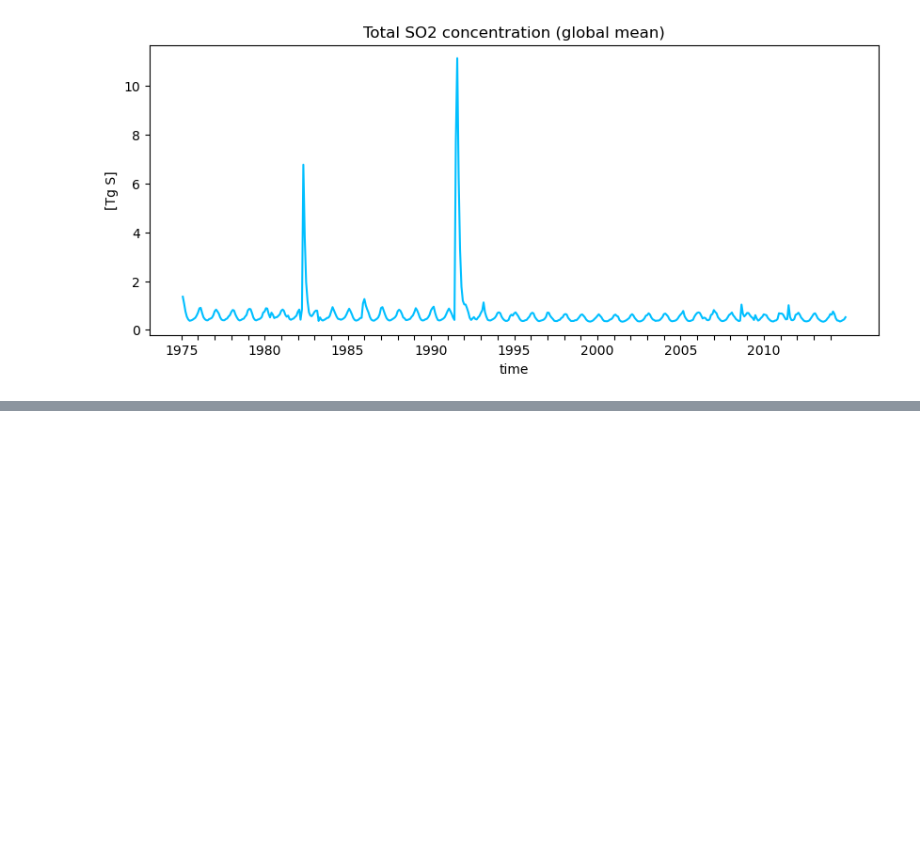
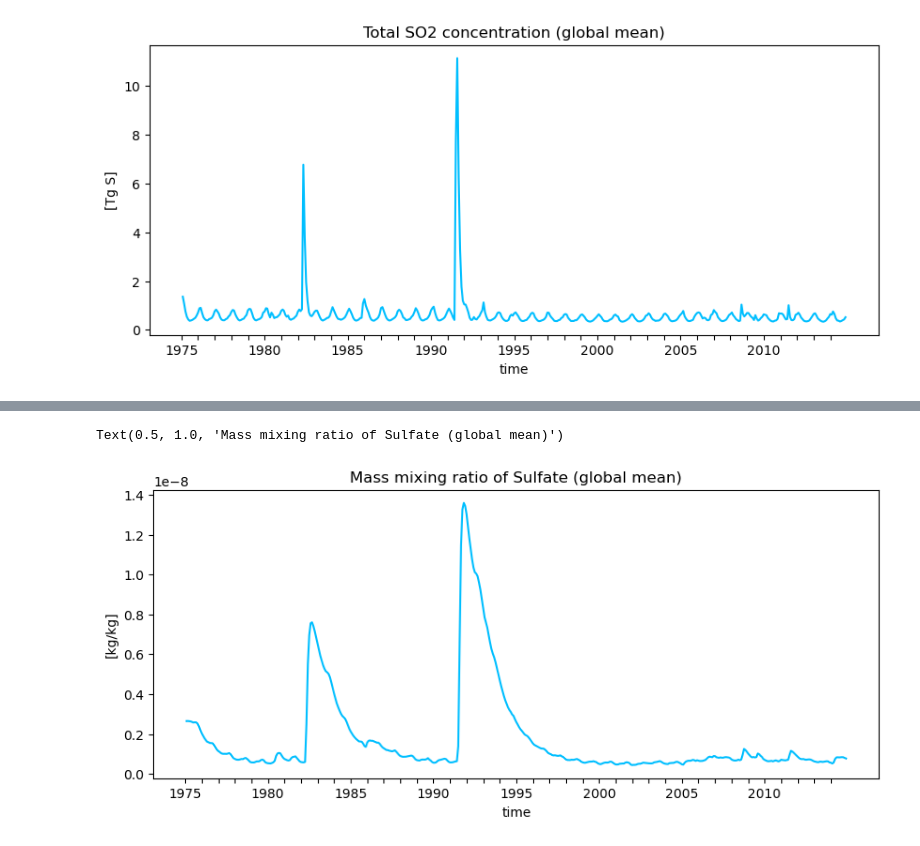
Before and after one commit to EliHHogemo/master_thesis, a Jupyter notebook: sulfur_pinatubo.ipynb, the cells around one changed output, grey strips where cells are left out. Saved outputs shown, nothing was run; the diff lists cells and outputs as text; code cells hidden in the pictures; blank space fills up the shorter version.

```diff
--- a/sulfur_pinatubo.ipynb
+++ b/sulfur_pinatubo.ipynb
@@ -108,0 +88,19 @@ Text(0.5, 1.0, 'Total H2SO4 concentration (global mean)')
+# %%
+lat = ds["lat"]
+weighted_lat = np.cos(np.deg2rad(lat))
+mmr_so4 = ds["mmr_SULFATE"].weighted(weighted_lat).mean(dim=["lat", "lon", "lev"])
+
+
+plt.figure(figsize=(10, 4))
+mmr_so4.plot(color = "deepskyblue", label = "NorESM2.3")
+plt.ylabel("[kg/kg]")
+years = np.arange(1975, 2015)
+year_ticks = [cftime.DatetimeNoLeap(int(y), 1, 1) for y in years]
+plt.xticks(
+    year_ticks,
+    [str(y) if y % 5 == 0 else '' for y in years]
+)
+plt.title("Mass mixing ratio of Sulfate (global mean)")
+# %% [output]
+Text(0.5, 1.0, 'Mass mixing ratio of Sulfate (global mean)')
+[figure, added]
```
Also changed, not shown: parts of 7 cells of this notebook.
